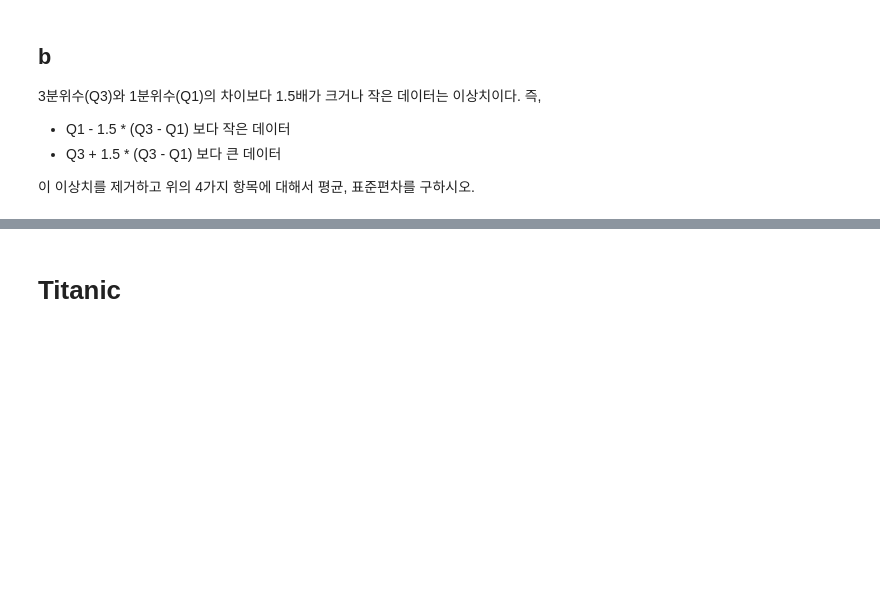
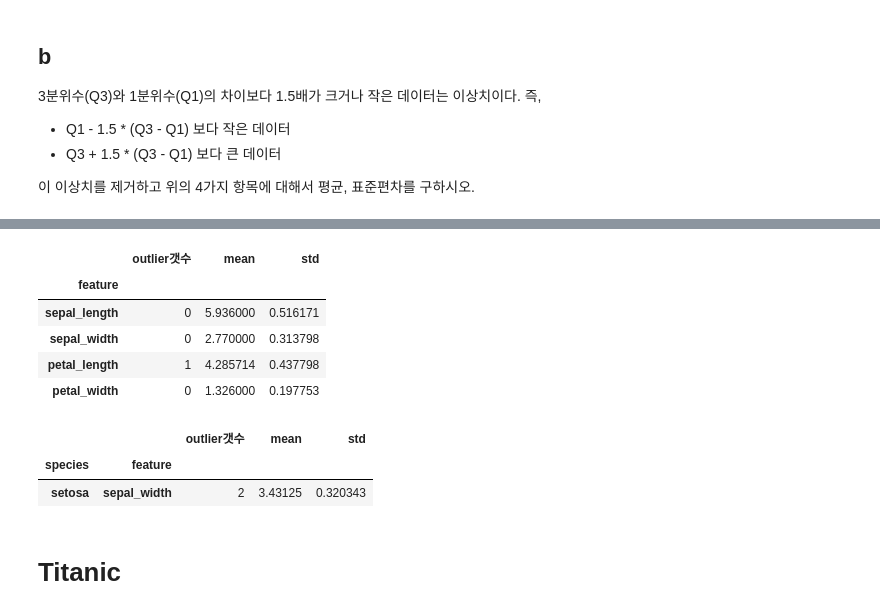
Before and after one commit to songsurin/company, a Jupyter notebook: pd_master.ipynb, the cells around one changed output, grey strips where cells are left out. Cells and saved outputs as stored; diff of their text form; code cells hidden in the pictures; blank space fills up the shorter version.

```diff
--- a/pd_master.ipynb
+++ b/pd_master.ipynb
@@ -21,3 +178,21 @@ iris = sns.load_dataset('iris')
+# %%
+df.set_index(['species', 'feature'], inplace=True)
+# %%
+df.loc['versicolor']
+# %% [output]
+|  | outlier갯수 | mean | std |
+| feature |  |  |  |
+| sepal_length | 0 | 5.936000 | 0.516171 |
+| sepal_width | 0 | 2.770000 | 0.313798 |
+| petal_length | 1 | 4.285714 | 0.437798 |
+| petal_width | 0 | 1.326000 | 0.197753 |
+# %%
+#setosa의 sepal_width 데이터 프레임 형태로
+df.loc[[('setosa', 'sepal_width')]]
+# %% [output]
+|  |  | outlier갯수 | mean | std |
+| species | feature |  |  |  |
+| setosa | sepal_width | 2 | 3.43125 | 0.320343 |
 # %% [markdown]
 # Titanic
 # %%
```
Also changed, not shown: parts of 21 cells of this notebook, 1 other file.
